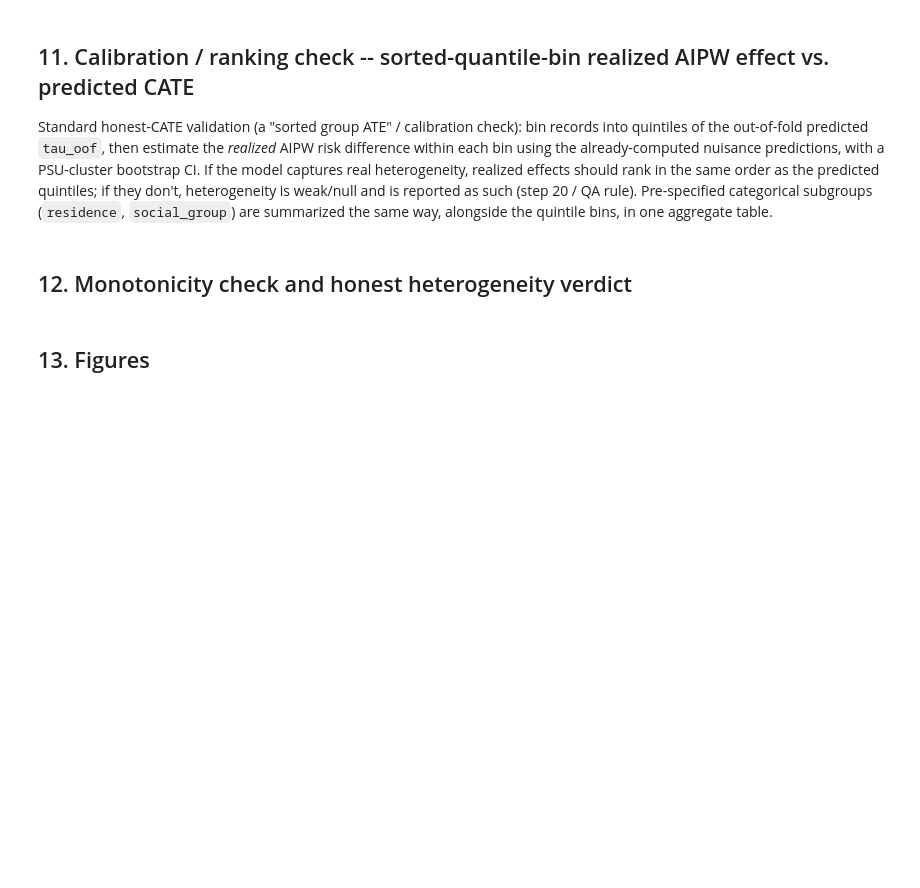
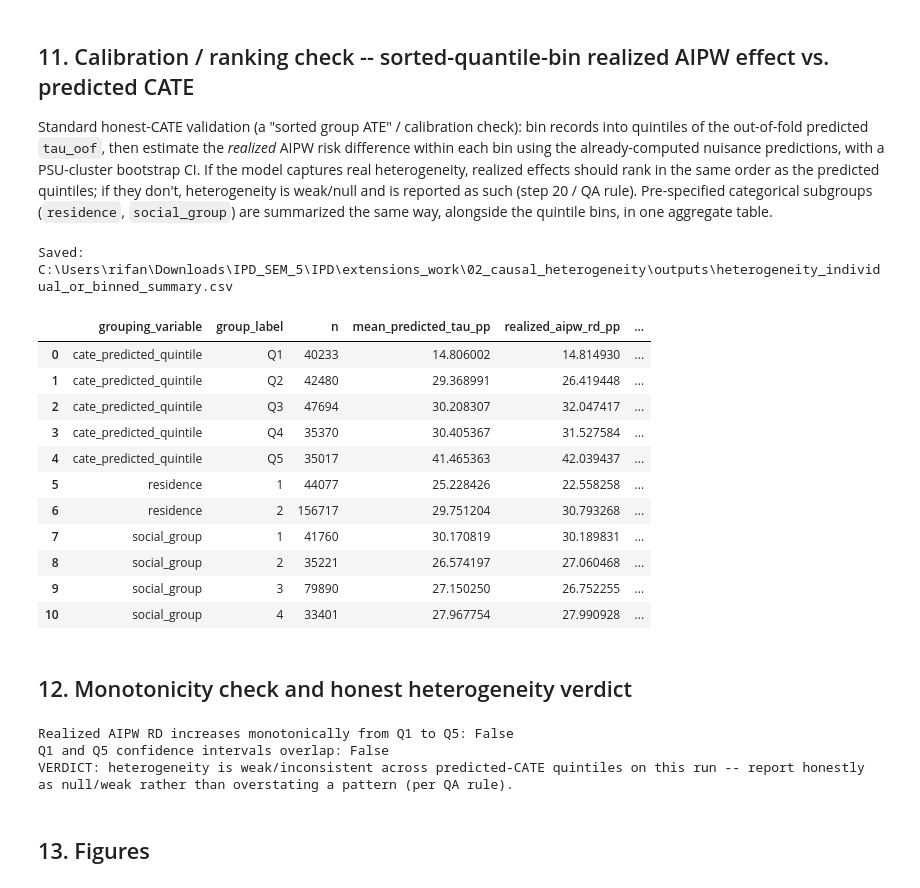
Before and after one commit to Rifa123-nandoliya/IPD, a Jupyter notebook: extensions_work/02_causal_heterogeneity/notebook.ipynb, the cells around one changed output. Cells and saved outputs as stored; diff of their text form; code cells hidden in the pictures; blank space fills up the shorter version.

Commit message:
Add real Extension 2 results from NFHS-5 run

```diff
--- a/extensions_work/02_causal_heterogeneity/notebook.ipynb
+++ b/extensions_work/02_causal_heterogeneity/notebook.ipynb
@@ -249,34 +327,48 @@ def bootstrap_bin_rd(mask, grouping_var, group_label):
     for rep in range(config.N_BOOTSTRAP):
         idx = utils.resample_indices_within_strata(psu_b, stratum_b, rng)
         _, _, rd_rep, _ = utils.aipw_point_estimate(y_b[idx], a_b[idx], e_b[idx], mu1_b[idx], mu0_b[idx], w_b[idx])
         boot_rds[rep] = rd_rep
 
     return {
         "grouping_variable": grouping_var, "group_label": group_label,
         "n": int(mask.sum()), "mean_predicted_tau_pp": float(np.average(tau_oof[mask], weights=w_b) * 100),
         "realized_aipw_rd_pp": rd_b * 100,
         "realized_aipw_rd_ci_low_pp": float(np.percentile(boot_rds, 2.5) * 100),
         "realized_aipw_rd_ci_high_pp": float(np.percentile(boot_rds, 97.5) * 100),
         "realized_aipw_rr": rr_b,
     }
 
 
 bin_rows = []
 for label in [f"Q{i+1}" for i in range(N_QUANTILE_BINS)]:
     mask = (analytic["cate_quintile"] == label).to_numpy()
     bin_rows.append(bootstrap_bin_rd(mask, "cate_predicted_quintile", label))
 
 for grouping_var in ["residence", "social_group"]:
     for level in sorted(analytic[grouping_var].dropna().unique(), key=str):
-        mask = (analytic[grouping_var] == level).to_numpy()
+        mask = (analytic[grouping_var] == level).fillna(False).to_numpy()
         if mask.sum() < 30:
             continue
         bin_rows.append(bootstrap_bin_rd(mask, grouping_var, str(level)))
 
 heterogeneity_summary = pd.DataFrame(bin_rows)
 heterogeneity_summary.to_csv(OUTPUTS_DIR / "heterogeneity_individual_or_binned_summary.csv", index=False)
 print("Saved:", OUTPUTS_DIR / "heterogeneity_individual_or_binned_summary.csv")
 heterogeneity_summary
+# %% [output]
+Saved: C:\Users\rifan\Downloads\IPD_SEM_5\IPD\extensions_work\02_causal_heterogeneity\outputs\heterogeneity_individual_or_binned_summary.csv
+|  | grouping_variable | group_label | n | mean_predicted_tau_pp | realized_aipw_rd_pp | ... |
+| 0 | cate_predicted_quintile | Q1 | 40233 | 14.806002 | 14.814930 | ... |
+| 1 | cate_predicted_quintile | Q2 | 42480 | 29.368991 | 26.419448 | ... |
+| 2 | cate_predicted_quintile | Q3 | 47694 | 30.208307 | 32.047417 | ... |
+| 3 | cate_predicted_quintile | Q4 | 35370 | 30.405367 | 31.527584 | ... |
+| 4 | cate_predicted_quintile | Q5 | 35017 | 41.465363 | 42.039437 | ... |
+| 5 | residence | 1 | 44077 | 25.228426 | 22.558258 | ... |
+| 6 | residence | 2 | 156717 | 29.751204 | 30.793268 | ... |
+| 7 | social_group | 1 | 41760 | 30.170819 | 30.189831 | ... |
+| 8 | social_group | 2 | 35221 | 26.574197 | 27.060468 | ... |
+| 9 | social_group | 3 | 79890 | 27.150250 | 26.752255 | ... |
+| 10 | social_group | 4 | 33401 | 27.967754 | 27.990928 | ... |
 # %% [markdown]
 ## 12. Monotonicity check and honest heterogeneity verdict
 # %%
@@ -294,6 +386,10 @@ if is_monotonic and not ci_overlap_extremes:
 else:
     print("VERDICT: heterogeneity is weak/inconsistent across predicted-CATE quintiles on this run -- "
           "report honestly as null/weak rather than overstating a pattern (per QA rule).")
+# %% [output]
+Realized AIPW RD increases monotonically from Q1 to Q5: False
+Q1 and Q5 confidence intervals overlap: False
+VERDICT: heterogeneity is weak/inconsistent across predicted-CATE quintiles on this run -- report honestly as null/weak rather than overstating a pattern (per QA rule).
 # %% [markdown]
 ## 13. Figures
 # %%
```
Also changed, not shown: parts of 12 cells of this notebook, 6 other files.
